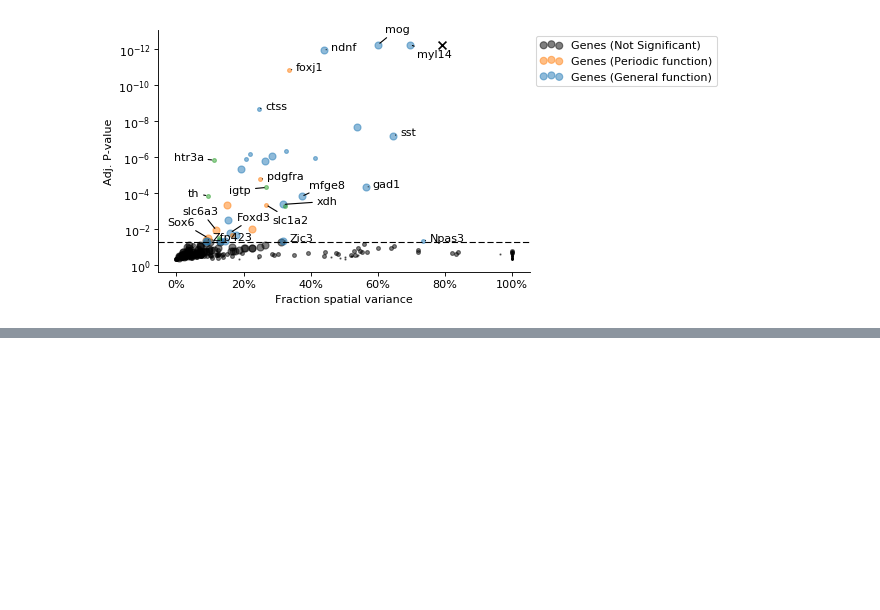
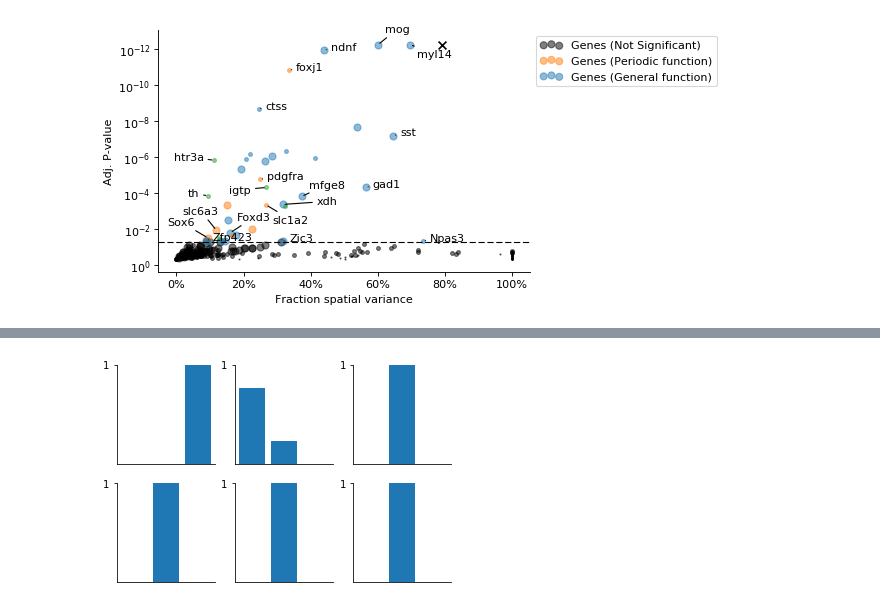
Before and after one commit to Teichlab/SpatialDE, a Jupyter notebook: Analysis/SeqFISH/SeqFISH Results.ipynb, the cells around one changed output, grey strips where cells are left out. Cells and saved outputs as stored; diff of their text form; code cells hidden in the pictures; blank space fills up the shorter version.

```diff
--- a/Analysis/SeqFISH/SeqFISH Results.ipynb
+++ b/Analysis/SeqFISH/SeqFISH Results.ipynb
@@ -442,0 +450,11 @@ plt.savefig('SF_select_genes.pdf')
+# %%
+for i, idx in enumerate(select_genes.index):
+    r = select_genes.loc[idx]
+    ax = plt.subplot(N_rows, N, i + 1)
+
+    plt.bar((1, 2, 3), select_genes.loc[idx][['PER_prob', 'SE_prob', 'linear_prob']])
+    plt.ylim(0, 1);
+    plt.xticks([])
+    plt.yticks([1]);
+# %% [output]
+[figure, added]
```
Also changed, not shown: parts of 6 cells of this notebook, 2 other files.
